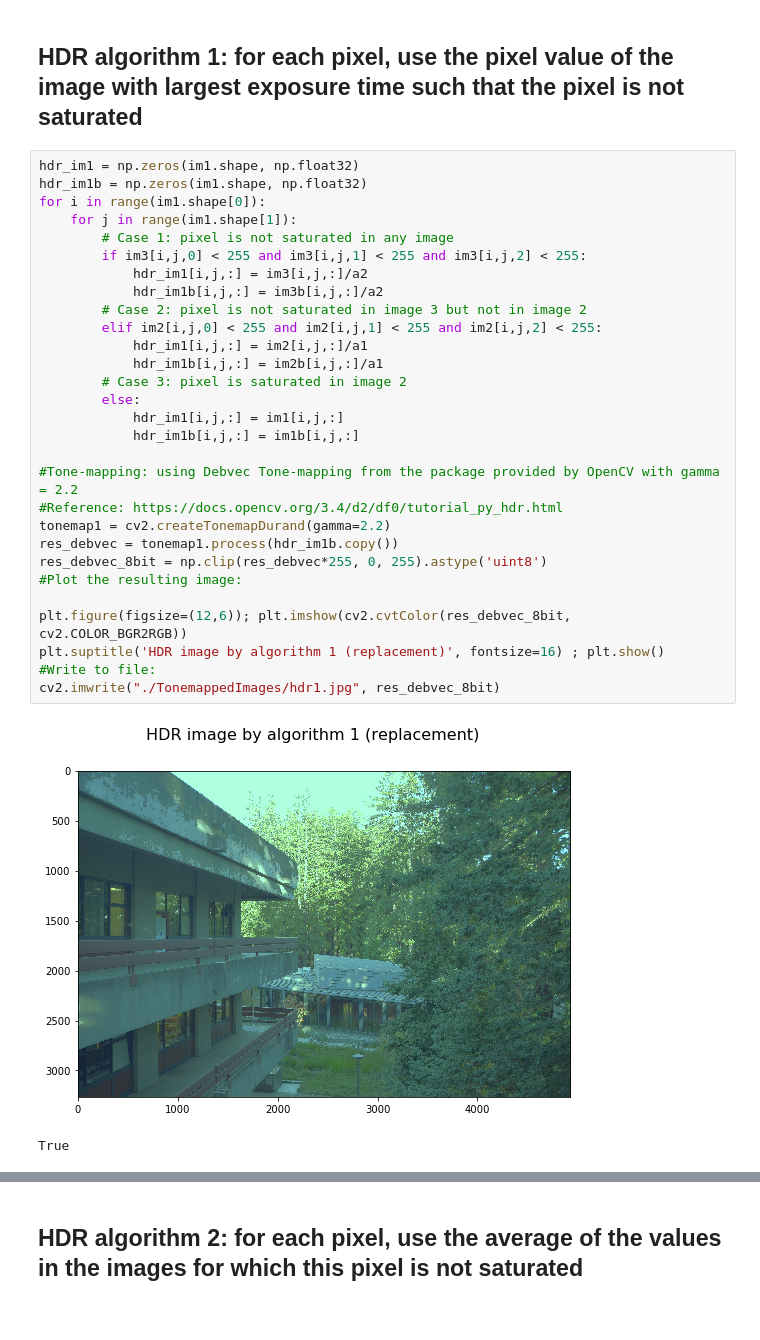
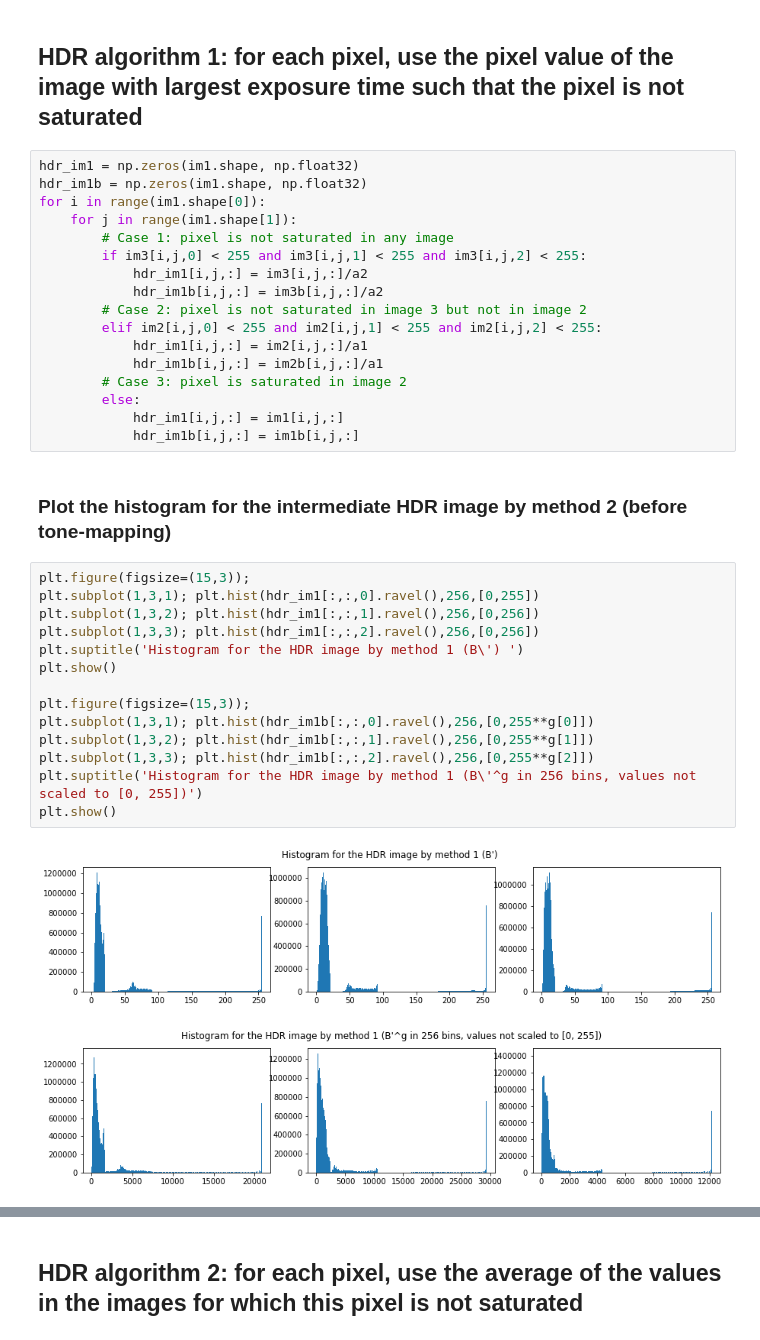
Before and after one commit to trungnguyencs/HDR-Imaging, a Jupyter notebook: HDR.ipynb, the cells around one changed output, grey strips where cells are left out. Cells and saved outputs as stored; diff of their text form.

```diff
--- a/HDR.ipynb
+++ b/HDR.ipynb
@@ -95,18 +95,22 @@ for i in range(im1.shape[0]):
         else:
             hdr_im1[i,j,:] = im1[i,j,:]
             hdr_im1b[i,j,:] = im1b[i,j,:]
-
-#Tone-mapping: using Debvec Tone-mapping from the package provided by OpenCV with gamma = 2.2
-#Reference: https://docs.opencv.org/3.4/d2/df0/tutorial_py_hdr.html
-tonemap1 = cv2.createTonemapDurand(gamma=2.2)
-res_debvec = tonemap1.process(hdr_im1b.copy())
-res_debvec_8bit = np.clip(res_debvec*255, 0, 255).astype('uint8')
-#Plot the resulting image:
-
-plt.figure(figsize=(12,6)); plt.imshow(cv2.cvtColor(res_debvec_8bit, cv2.COLOR_BGR2RGB))
-plt.suptitle('HDR image by algorithm 1 (replacement)', fontsize=16) ; plt.show()
-#Write to file:
-cv2.imwrite("./TonemappedImages/hdr1.jpg", res_debvec_8bit)
-# %% [output]
-[figure, removed]
-True
+# %% [markdown]
+### Plot the histogram for the intermediate HDR image by method 2 (before tone-mapping)
+# %%
+plt.figure(figsize=(15,3));
+plt.subplot(1,3,1); plt.hist(hdr_im1[:,:,0].ravel(),256,[0,255])
+plt.subplot(1,3,2); plt.hist(hdr_im1[:,:,1].ravel(),256,[0,256])
+plt.subplot(1,3,3); plt.hist(hdr_im1[:,:,2].ravel(),256,[0,256])
+plt.suptitle('Histogram for the HDR image by method 1 (B\') ')
+plt.show()
+
+plt.figure(figsize=(15,3));
+plt.subplot(1,3,1); plt.hist(hdr_im1b[:,:,0].ravel(),256,[0,255**g[0]])
+plt.subplot(1,3,2); plt.hist(hdr_im1b[:,:,1].ravel(),256,[0,255**g[1]])
+plt.subplot(1,3,3); plt.hist(hdr_im1b[:,:,2].ravel(),256,[0,255**g[2]])
+plt.suptitle('Histogram for the HDR image by method 1 (B\'^g in 256 bins, values not scaled to [0, 255])')
+plt.show()
+# %% [output]
+[figure, added]
+[figure, added]
```
Also changed, not shown: parts of 7 cells of this notebook, 7 other files.
